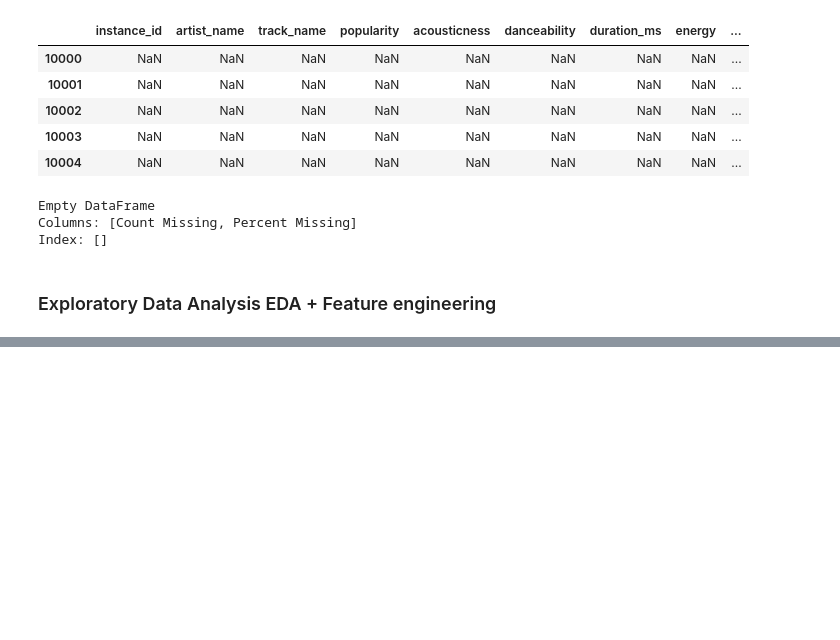
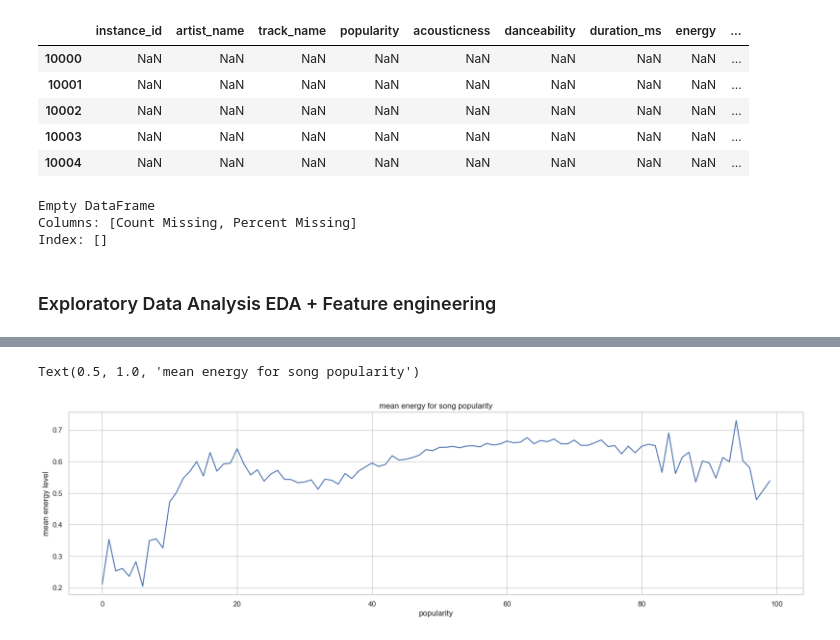
Before and after one commit to bileldhambri/DS-Project-Music-Classification, a Jupyter notebook: Data processing and EDA.ipynb, the cells around one changed output, grey strips where cells are left out. Drawn from its saved outputs; the diff is of its cells as text; code cells hidden in the pictures; blank space fills up the shorter version.

```diff
--- a/Data processing and EDA.ipynb
+++ b/Data processing and EDA.ipynb
@@ -133,0 +187,14 @@ Index: []
+# %%
+plt.figure(figsize=(20, 5))
+sns.set(style="whitegrid")
+
+# group by the song's popularity and then get the mean energy
+x = df.groupby("popularity")["energy"].mean()
+axis = sns.lineplot(x=x.index, y=x)
+
+axis.set_ylabel('mean energy level')
+axis.set_xlabel('popularity')
+axis.set_title("mean energy for song popularity")
+# %% [output]
+Text(0.5, 1.0, 'mean energy for song popularity')
+[figure, added]
```
Also changed, not shown: parts of 21 cells of this notebook.
